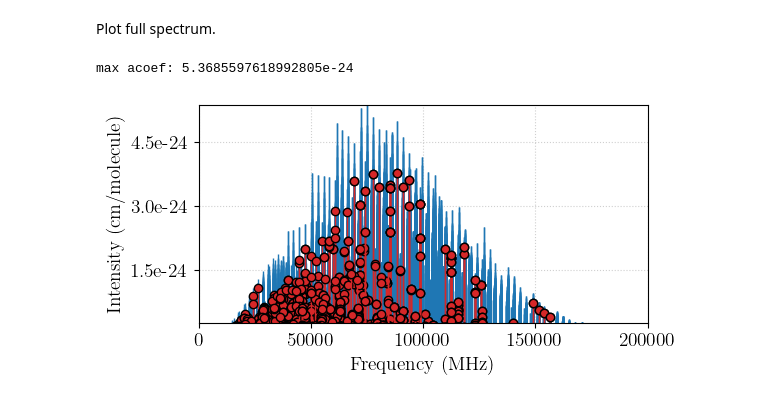
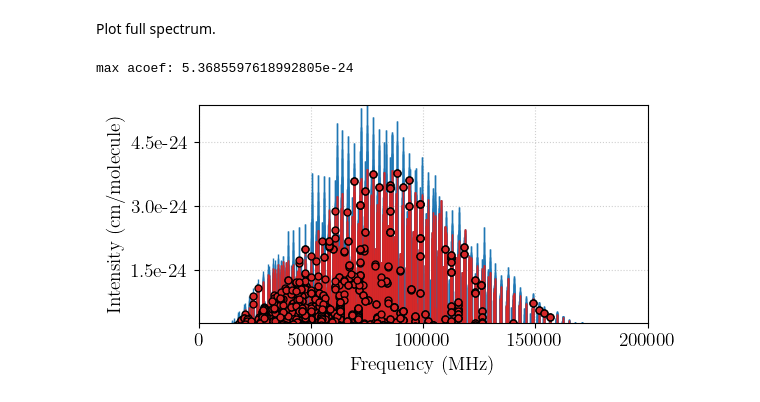
Before and after one commit to robochimps/isotope_nqr, a Jupyter notebook: s2cl2/s2cl2_ortho_para_transitions_cl35_37.ipynb, the cells around one changed output. Cells and saved outputs as stored; diff of their text form; code cells hidden in the pictures.

Commit message:
Mark transitions with heavy ortho-para mixing

```diff
--- a/s2cl2/s2cl2_ortho_para_transitions_cl35_37.ipynb
+++ b/s2cl2/s2cl2_ortho_para_transitions_cl35_37.ipynb
@@ -705,6 +705,7 @@ def stick_spectrum(nu1, nu2):
     abscoef = []
     spin_diff = []
     quanta = []
+    w_para = []
 
     for (f1, f2), ls_j in ls.items():
         for (sym1, sym2), ls_sym in ls_j.items():
@@ -719,11 +720,20 @@ def stick_spectrum(nu1, nu2):
             )
             qua1 = hyper_states.quanta_dict_k[f1][sym1]
             qua2 = hyper_states.quanta_dict_k[f2][sym2]
+            w_para1 = [
+                sum(c for (q, c) in qua if int(q) in (0, 2))
+                for qua in hyper_states.quanta_dict_op[f1][sym1]
+            ]
+            w_para2 = [
+                sum(c for (q, c) in qua if int(q) in (0, 2))
+                for qua in hyper_states.quanta_dict_op[f2][sym2]
+            ]
 
             # absorption coefficients
 
             spin12 = np.abs(spin1[:, None] - spin2[None, :])
             qua12 = np.array([[(q1, q2) for q2 in qua2] for q1 in qua1], dtype=object)
+            w_para12 = np.array([[(w1, w2) for w2 in w_para2] for w1 in w_para1], dtype=object)
 
             nu = np.abs(enr1[:, None] - enr2[None, :])
             cond = enr1[:, None] < enr2[None, :]
@@ -746,25 +756,28 @@ def stick_spectrum(nu1, nu2):
             intens = intens.toarray()[ind]
             spin12 = spin12[ind]
             qua12 = qua12[ind]
+            w_para12 = w_para12[ind]
 
             ind = np.where((nu >= nu1) & (nu <= nu2))
             abscoef.append(intens[ind])
             freq.append(nu[ind])
             spin_diff.append(spin12[ind])
             quanta.append(qua12[ind])
+            w_para.append(w_para12[ind])
 
     freq = np.concatenate(freq)
     abscoef = np.concatenate(abscoef)
     spin_diff = np.concatenate(spin_diff)
     quanta = np.concatenate(quanta)
-    return freq, abscoef, spin_diff, quanta
+    w_para = np.concatenate(w_para)
+    return freq, abscoef, spin_diff, quanta, w_para
 # %% [markdown]
 Plot stick spectrum for different frequency ranges, compare with simulations from [Mizoguchi], Fig. 3.b.
 # %%
 # frequency range (MHz)
 nu1 = 17784
 nu2 = 17800
-freq, abscoef, spin_diff, quanta = stick_spectrum(nu1, nu2)
+freq, abscoef, spin_diff, quanta, w_para = stick_spectrum(nu1, nu2)
 
 fig = plt.figure(figsize=(10, 4), dpi=80)
 
@@ -803,61 +816,79 @@ Plot full spectrum.
 # frequency range (MHz)
 nu1 = 0
 nu2 = 200000
-freq, abscoef, spin_diff, quanta = stick_spectrum(nu1, nu2)
+freq, abscoef, spin_diff, quanta, w_para = stick_spectrum(nu1, nu2)
+w_para1, w_para2 = w_para.T
 
 amax = np.max(abscoef)
 print("max acoef:", amax)
 
 fig = plt.figure(figsize=(6, 3), dpi=100)
 
-
+diff_list = (0, 1, 2, 3)
 color = ("tab:blue", "tab:red", "tab:blue", "tab:red")
 linewidth = (1, 1, 1, 1)
 marker = ("", "o", "", "o")
 
-for diff in (0, 2, 1, 3):
-    ind = np.where((spin_diff == diff) & (abscoef >= amax * 1e-4))[0]
+ind_list = [
+    np.where((spin_diff == diff) & (abscoef >= amax * 1e-4))[0] for diff in diff_list
+]
 
+for i, ind in enumerate(ind_list):
     if len(ind) == 0:
         continue
-
     plt.vlines(
         freq[ind],
         ymin=0,
         ymax=abscoef[ind],
-        color=color[diff],
-        linewidth=linewidth[diff],
-        label=f"$\\Delta I$={diff}, {diff+2}" if diff in (0, 1) else "",
+        color=color[i],
+        linewidth=linewidth[i],
+        label=(
+            f"$\\Delta I$={diff_list[i]}, {diff_list[i]+2}"
+            if diff_list[i] in (0, 1)
+            else ""
+        ),
     )
 
-    if marker[diff]:
+ind_mixed = np.where(
+    ((w_para1 > 0.4) & (w_para1 < 0.6))
+    | ((w_para2 > 0.4) & (w_para2 < 0.6)) & (abscoef >= amax * 1e-4)[0]
+)
+plt.vlines(
+    freq[ind_mixed], ymin=0, ymax=abscoef[ind_mixed], color="tab:red", linewidth=1
+)
+
+for i, ind in enumerate(ind_list):
+    if len(ind) == 0:
+        continue
+    if marker[diff_list[i]]:
         plt.plot(
             freq[ind],
             abscoef[ind],
             linestyle="None",
-            color=color[diff],
+            color=color[i],
             mec="black",
-            marker=marker[diff],
-            markersize=6,
+            marker=marker[i],
+            markersize=5,
         )
+
 
 plt.xlim([nu1, nu2])
 plt.ylim([amax * 5e-2, amax])
 plt.grid(True, linestyle=":", alpha=0.6)
 plt.tick_params(axis="both", labelsize=14)
 
 plt.xlabel("Frequency (cm$^{-1}$)", fontsize=14)
 if hyper_states.enr_units == "mhz":
     plt.xlabel("Frequency (MHz)", fontsize=14)
 plt.ylabel("Intensity (cm/molecule)", fontsize=14)
 # plt.legend(fontsize=14, loc="upper right")
 
 formatter = FuncFormatter(lambda x, _: f"{x:.1e}")
 plt.gca().yaxis.set_major_formatter(formatter)
 plt.gca().yaxis.set_major_locator(MaxNLocator(nbins=5))
 plt.tight_layout()
 
 plt.savefig(f"s2cl2_35_37_op_spectrum.pdf", format="pdf", bbox_inches="tight")
 # %% [output]
 max acoef: 5.3685597618992805e-24
-[figure, old version]
+[figure, new version]
```
Also changed, not shown: parts of 1 cell of this notebook, 15 other files.
